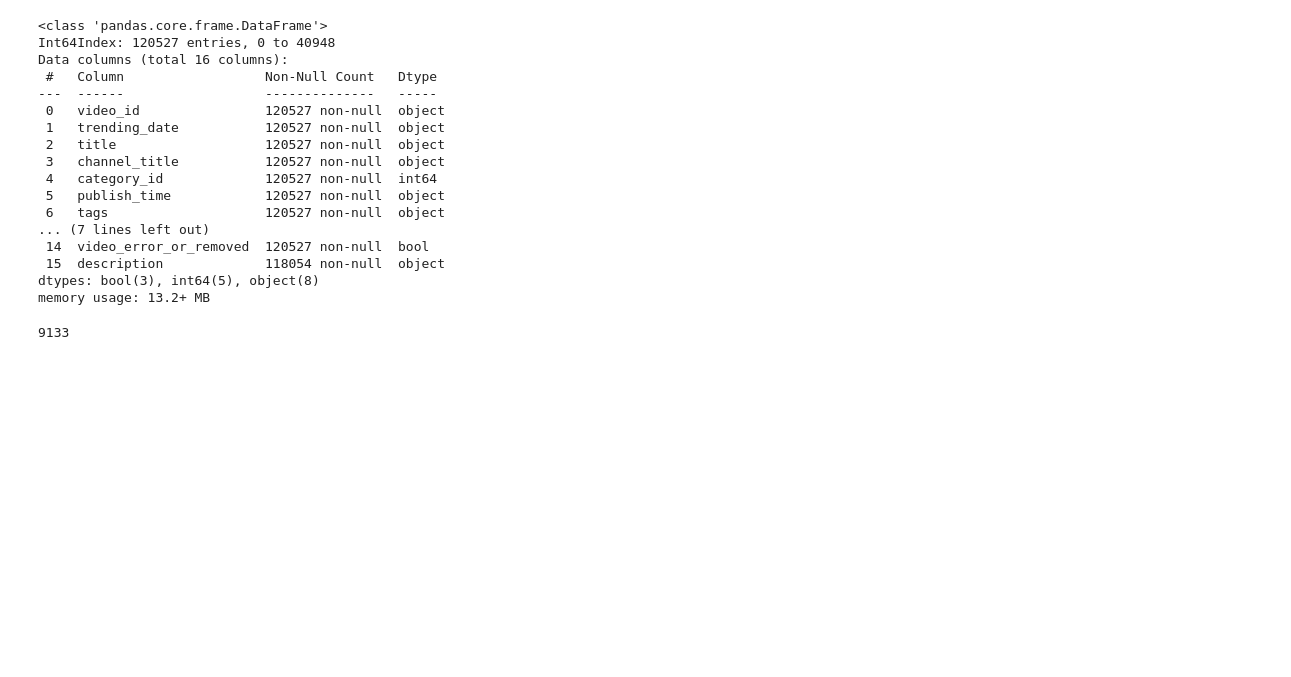
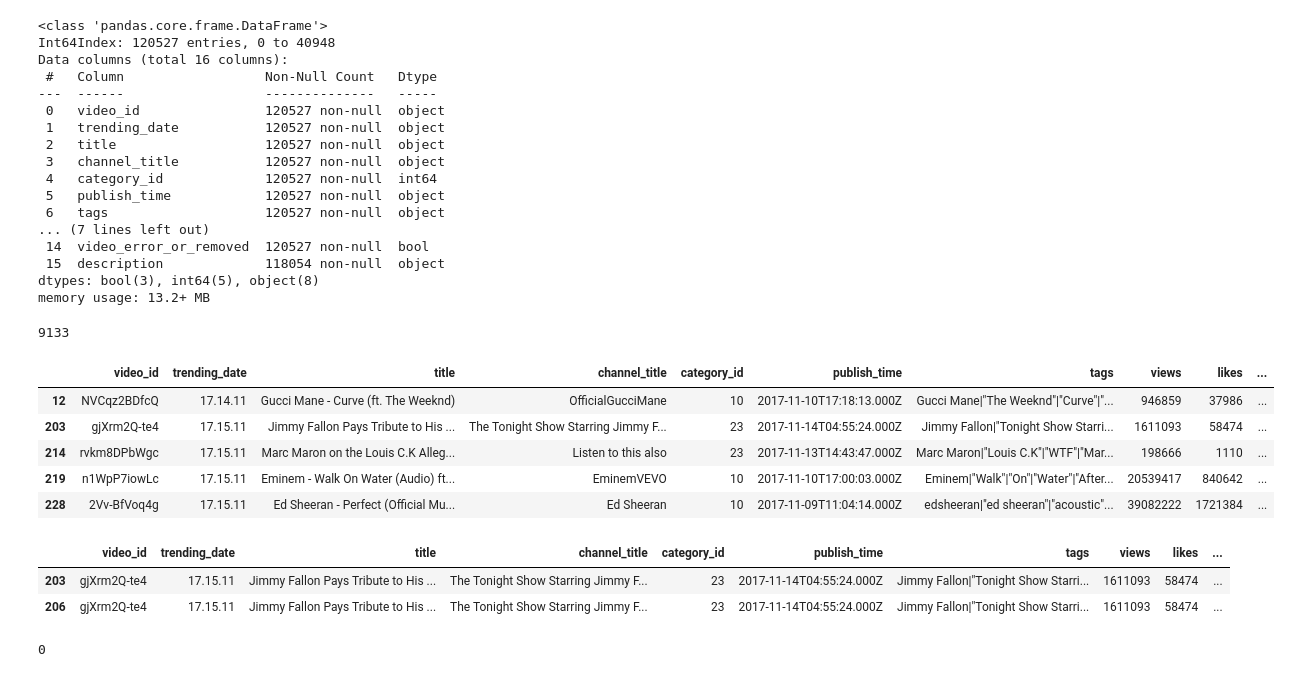
Before and after one commit to kogi-b/trending_youtube_video_statistics-CA-GB-US, a Jupyter notebook: trending-youtube-video-statistics-ca-gb-us.ipynb, the cells around one changed output. Cells and saved outputs as stored; diff of their text form; code cells hidden in the pictures; blank space fills up the shorter version.

Commit message:
Kaggle Notebook | Trending youtube videos analysis(CA,GB,US) | Version 5

```diff
--- a/trending-youtube-video-statistics-ca-gb-us.ipynb
+++ b/trending-youtube-video-statistics-ca-gb-us.ipynb
@@ -364,0 +363,18 @@ df.duplicated().sum()
+# %%
+duplicates = df.loc[df.duplicated(keep='first'), :]
+duplicates.head()
+# %% [output]
+|  | video_id | trending_date | title | channel_title | category_id | publish_time | tags | views | likes | ... |
+| 12 | NVCqz2BDfcQ | 17.14.11 | Gucci Mane - Curve (ft. The Weeknd) | OfficialGucciMane | 10 | 2017-11-10T17:18:13.000Z | Gucci Mane|"The Weeknd"|"Curve"|"... | 946859 | 37986 | ... |
+| 203 | gjXrm2Q-te4 | 17.15.11 | Jimmy Fallon Pays Tribute to His ... | The Tonight Show Starring Jimmy F... | 23 | 2017-11-14T04:55:24.000Z | Jimmy Fallon|"Tonight Show Starri... | 1611093 | 58474 | ... |
+| 214 | rvkm8DPbWgc | 17.15.11 | Marc Maron on the Louis C.K Alleg... | Listen to this also | 23 | 2017-11-13T14:43:47.000Z | Marc Maron|"Louis C.K"|"WTF"|"Mar... | 198666 | 1110 | ... |
+| 219 | n1WpP7iowLc | 17.15.11 | Eminem - Walk On Water (Audio) ft... | EminemVEVO | 10 | 2017-11-10T17:00:03.000Z | Eminem|"Walk"|"On"|"Water"|"After... | 20539417 | 840642 | ... |
+| 228 | 2Vv-BfVoq4g | 17.15.11 | Ed Sheeran - Perfect (Official Mu... | Ed Sheeran | 10 | 2017-11-09T11:04:14.000Z | edsheeran|"ed sheeran"|"acoustic"... | 39082222 | 1721384 | ... |
+# %%
+# getting an example from the duplicates table, I just wanted to confirm that some values are duplicated
+# more than once
+duplicates.query('views == 1611093')
+# %% [output]
+|  | video_id | trending_date | title | channel_title | category_id | publish_time | tags | views | likes | ... |
+| 203 | gjXrm2Q-te4 | 17.15.11 | Jimmy Fallon Pays Tribute to His ... | The Tonight Show Starring Jimmy F... | 23 | 2017-11-14T04:55:24.000Z | Jimmy Fallon|"Tonight Show Starri... | 1611093 | 58474 | ... |
+| 206 | gjXrm2Q-te4 | 17.15.11 | Jimmy Fallon Pays Tribute to His ... | The Tonight Show Starring Jimmy F... | 23 | 2017-11-14T04:55:24.000Z | Jimmy Fallon|"Tonight Show Starri... | 1611093 | 58474 | ... |
@@ -364,0 +387,5 @@ df.duplicated().sum()
+# %%
+df.drop_duplicates(inplace=True)
+df.duplicated().sum()
+# %% [output]
+0
```
Also changed, not shown: parts of 8 cells of this notebook.
